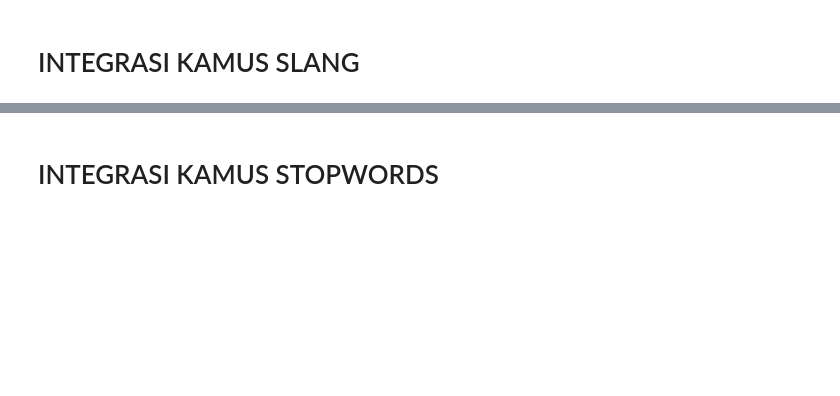
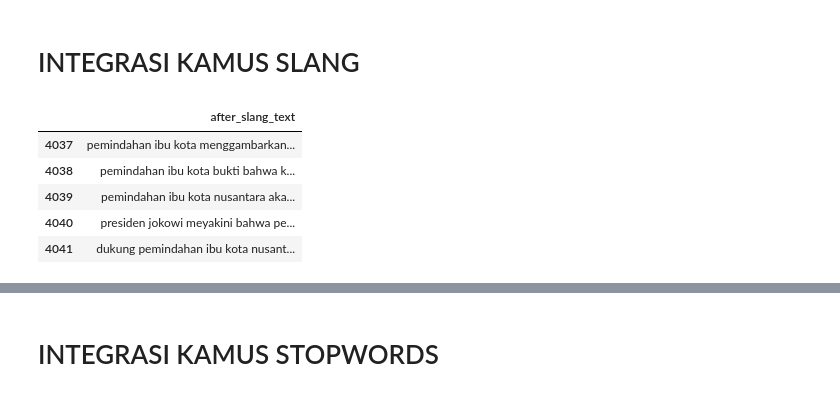
Before and after one commit to rfqma/skripsi, a Jupyter notebook: ind-preprocess.ipynb, the cells around one changed output, grey strips where cells are left out. Drawn from its saved outputs; the diff is of its cells as text; code cells hidden in the pictures; blank space fills up the shorter version.

```diff
--- a/ind-preprocess.ipynb
+++ b/ind-preprocess.ipynb
@@ -118,19 +175,37 @@ display(DATA_FRAME_SW_DICTIONARY_1.tail())
 # %% [markdown]
 # INTEGRASI KAMUS SLANG
 # %%
-def slang_dict_integration(text):
+def slang_dict_integration_kamus_1(text):
   words = text.split()
   standardization_words = []
 
   for word in words:
     if word in SLANG_DICTIONARY_1:
       standardization_words.append(SLANG_DICTIONARY_1[word])
-    elif word in SLANG_DICTIONARY_2:
+    else:
+      standardization_words.append(word)
+
+  return " ".join(standardization_words)
+
+def slang_dict_integration_kamus_2(text):
+  words = text.split()
+  standardization_words = []
+
+  for word in words:
+    if word in SLANG_DICTIONARY_2:
       standardization_words.append(SLANG_DICTIONARY_2[word])
     else:
       standardization_words.append(word)
 
   return " ".join(standardization_words)
 
-DATA_FRAME_DATASET["after_slang_text"] = DATA_FRAME_DATASET["cleaned_text"].apply(slang_dict_integration)
+DATA_FRAME_DATASET["after_slang_text"] = DATA_FRAME_DATASET["cleaned_text"].apply(slang_dict_integration_kamus_1)
+DATA_FRAME_DATASET["after_slang_text"] = DATA_FRAME_DATASET["after_slang_text"].apply(slang_dict_integration_kamus_2)
 display(DATA_FRAME_DATASET["after_slang_text"].tail().to_frame())
+# %% [output]
+|  | after_slang_text |
+| 4037 | pemindahan ibu kota menggambarkan... |
+| 4038 | pemindahan ibu kota bukti bahwa k... |
+| 4039 | pemindahan ibu kota nusantara aka... |
+| 4040 | presiden jokowi meyakini bahwa pe... |
+| 4041 | dukung pemindahan ibu kota nusant... |
```
Also changed, not shown: parts of 15 cells of this notebook, 7 other files.
